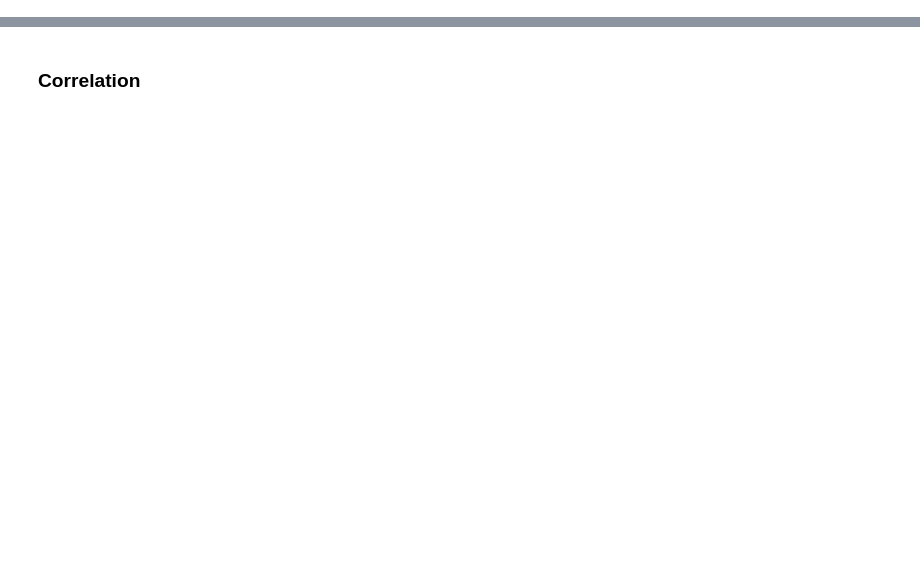
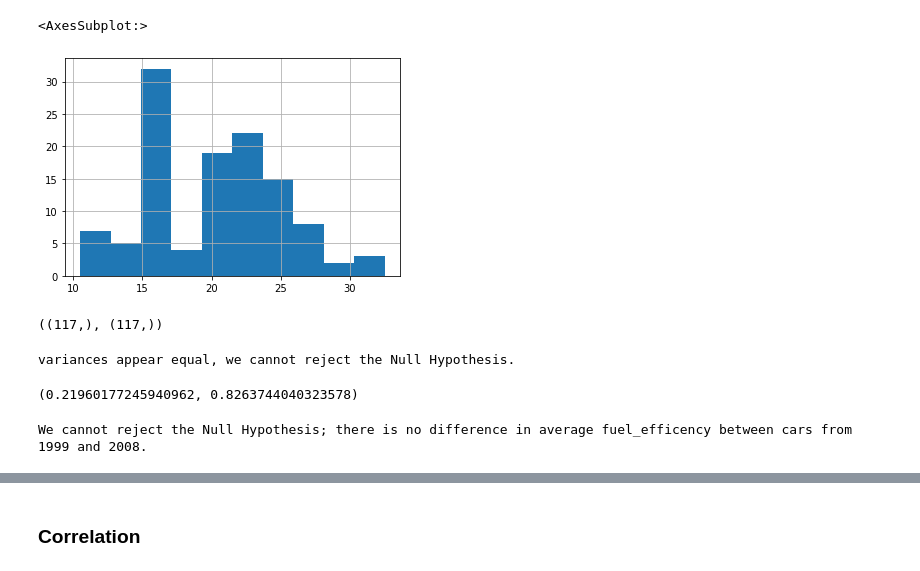
Before and after one commit to JenniferMLewis/statistics-exercises, a Jupyter notebook: hypothesis_testing.ipynb, the cells around one changed output, grey strips where cells are left out. Drawn from its saved outputs; the diff is of its cells as text; code cells hidden in the pictures; blank space fills up the shorter version.

Commit message:
Finished up Hypothesis Exercises.

```diff
--- a/hypothesis_testing.ipynb
+++ b/hypothesis_testing.ipynb
@@ -9,0 +120,31 @@ from scipy import stats
+# %%
+mpg_2008.hist()
+# %% [output]
+<AxesSubplot:>
+[figure, added]
+# %%
+mpg_1999.shape, mpg_2008.shape
+# Hmm.. the shape is the same even as the Harmonic Mean,
+# but the numbers are very different. I wonder why.
+# %% [output]
+((117,), (117,))
+# %%
+stat, p_val = stats.levene(mpg_1999, mpg_2008)
+if p_val < alf:
+    print("We can reject the Null Hypothesis, variances appear inequal.")
+else:
+    print("variances appear equal, we cannot reject the Null Hypothesis.")
+# %% [output]
+variances appear equal, we cannot reject the Null Hypothesis.
+# %%
+t_stat, p_val = stats.ttest_ind(mpg_1999, mpg_2008)
+t_stat, p_val
+# %% [output]
+(0.21960177245940962, 0.8263744040323578)
+# %%
+if p_val < alf:
+    print("We can reject the Null Hypothesis; there is a difference in average fuel_efficency.")
+else:
+    print("We cannot reject the Null Hypothesis; there is no difference in average fuel_efficency between cars from 1999 and 2008.")
+# %% [output]
+We cannot reject the Null Hypothesis; there is no difference in average fuel_efficency between cars from 1999 and 2008.
```
Also changed, not shown: parts of 85 cells of this notebook.
